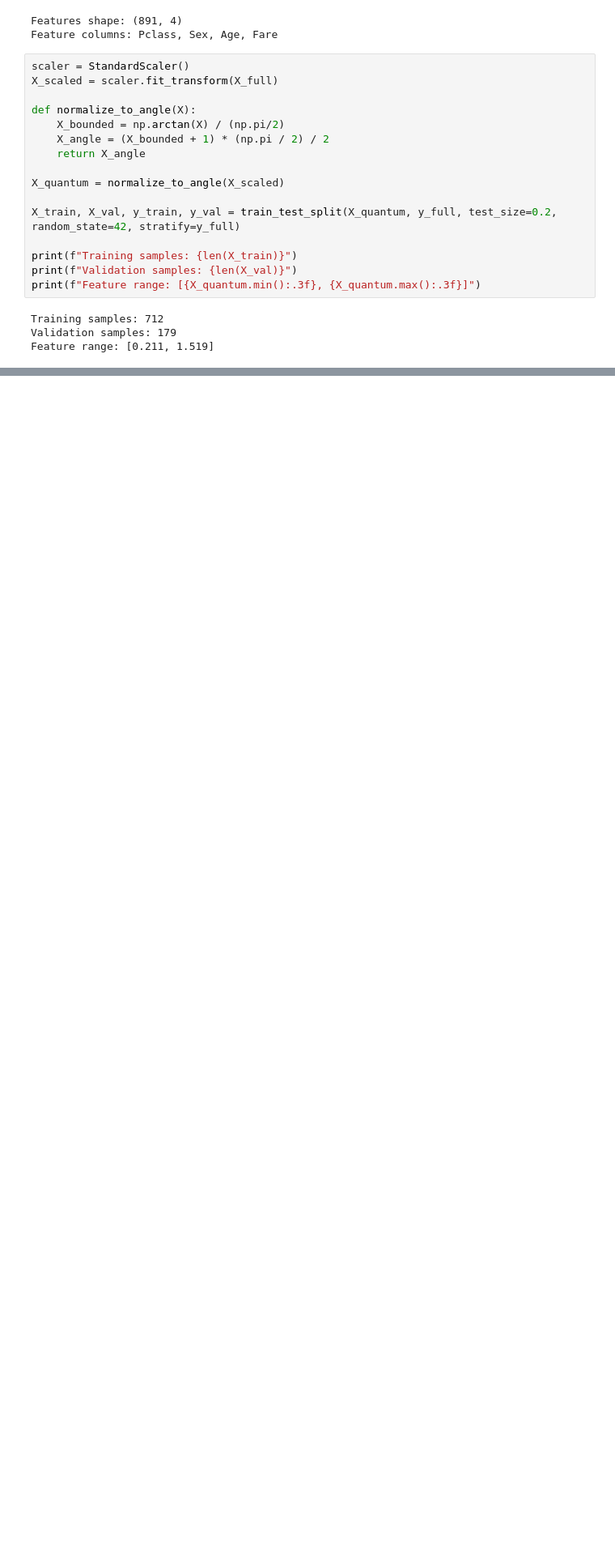
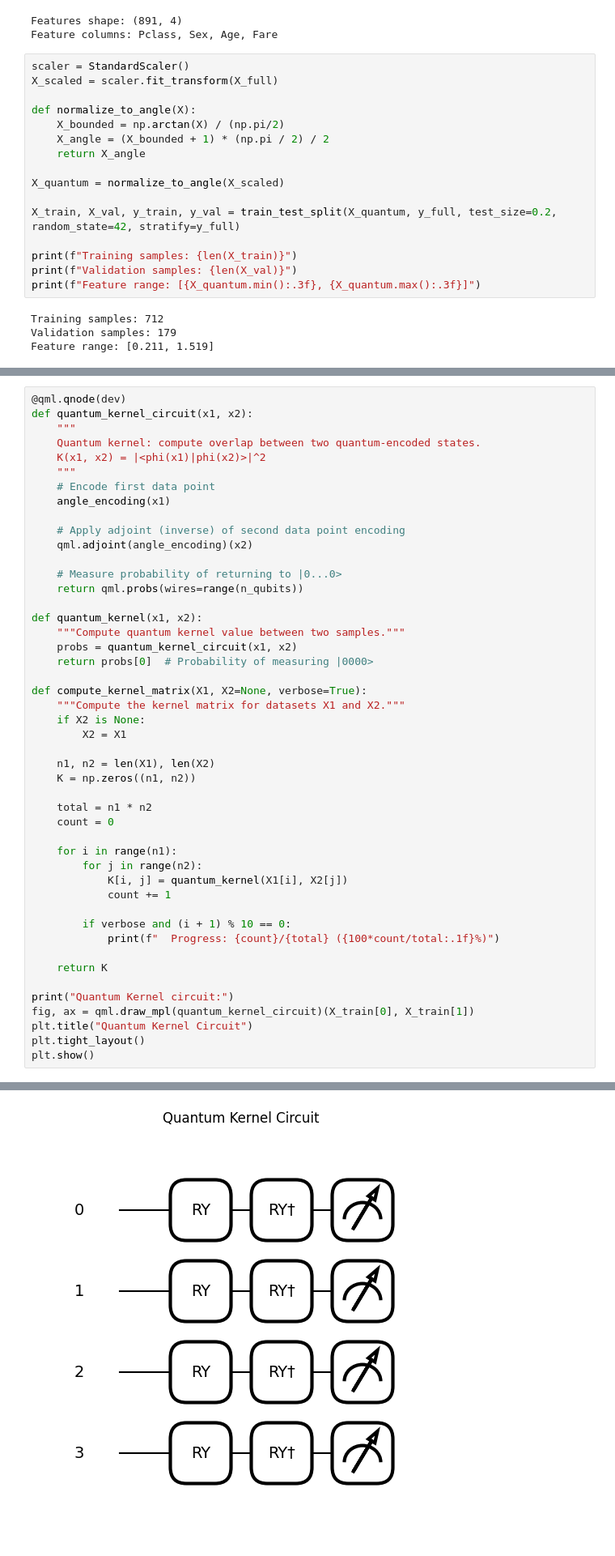
Before and after one commit to j76dvyt4q5-cyber/qiskit_projects, a Jupyter notebook: QML/07_vqc [2].ipynb, the cells around one changed output, grey strips where cells are left out. Shown at 81% size. Saved outputs shown, nothing was run; the diff lists cells and outputs as text; blank space fills up the shorter version.

```diff
--- a/QML/07_vqc [2].ipynb
+++ b/QML/07_vqc [2].ipynb
@@ -133,0 +382,48 @@ Classical Model Performance (4 features only)
+# %%
+@qml.qnode(dev)
+def quantum_kernel_circuit(x1, x2):
+    """
+    Quantum kernel: compute overlap between two quantum-encoded states.
+    K(x1, x2) = |<phi(x1)|phi(x2)>|^2
+    """
+    # Encode first data point
+    angle_encoding(x1)
+
+    # Apply adjoint (inverse) of second data point encoding
+    qml.adjoint(angle_encoding)(x2)
+
+    # Measure probability of returning to |0...0>
+    return qml.probs(wires=range(n_qubits))
+
+def quantum_kernel(x1, x2):
+    """Compute quantum kernel value between two samples."""
+    probs = quantum_kernel_circuit(x1, x2)
+    return probs[0]  # Probability of measuring |0000>
+
+def compute_kernel_matrix(X1, X2=None, verbose=True):
+    """Compute the kernel matrix for datasets X1 and X2."""
+    if X2 is None:
+        X2 = X1
+
+    n1, n2 = len(X1), len(X2)
+    K = np.zeros((n1, n2))
+
+    total = n1 * n2
+    count = 0
+
+    for i in range(n1):
+        for j in range(n2):
+            K[i, j] = quantum_kernel(X1[i], X2[j])
+            count += 1
+
+        if verbose and (i + 1) % 10 == 0:
+            print(f"  Progress: {count}/{total} ({100*count/total:.1f}%)")
+
+    return K
+
+print("Quantum Kernel circuit:")
+fig, ax = qml.draw_mpl(quantum_kernel_circuit)(X_train[0], X_train[1])
+plt.title("Quantum Kernel Circuit")
+plt.tight_layout()
+plt.show()
+# %% [output]
@@ -133,0 +431 @@ Classical Model Performance (4 features only)
+[figure, added]
```
Also changed, not shown: parts of 10 cells of this notebook, 1 other file.
